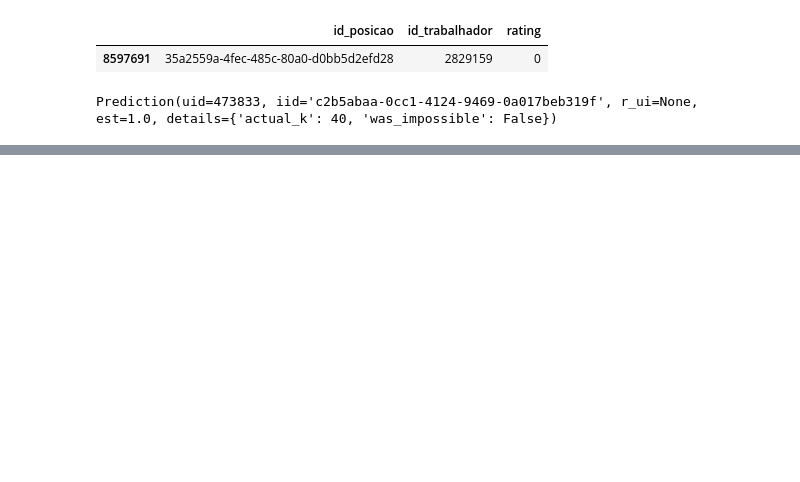
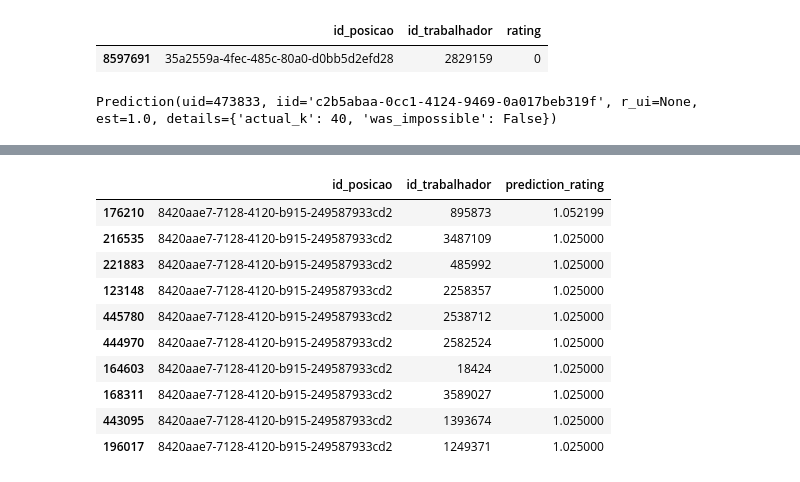
Before and after one commit to equipepontozip/coronathon, a Jupyter notebook: notebooks/surprise-recommendation.ipynb, the cells around one changed output, grey strips where cells are left out. Saved outputs shown, nothing was run; the diff lists cells and outputs as text; code cells hidden in the pictures; blank space fills up the shorter version.

```diff
--- a/notebooks/surprise-recommendation.ipynb
+++ b/notebooks/surprise-recommendation.ipynb
@@ -136,0 +203,14 @@ algo.predict(id_trabalhador, id_posicao).est
+# %%
+df_results[df_results['id_posicao']=='8420aae7-7128-4120-b915-249587933cd2'].sort_values(by=['prediction_rating'], ascending=False).head(10)
+# %% [output]
+|  | id_posicao | id_trabalhador | prediction_rating |
+| 176210 | 8420aae7-7128-4120-b915-249587933cd2 | 895873 | 1.052199 |
+| 216535 | 8420aae7-7128-4120-b915-249587933cd2 | 3487109 | 1.025000 |
+| 221883 | 8420aae7-7128-4120-b915-249587933cd2 | 485992 | 1.025000 |
+| 123148 | 8420aae7-7128-4120-b915-249587933cd2 | 2258357 | 1.025000 |
+| 445780 | 8420aae7-7128-4120-b915-249587933cd2 | 2538712 | 1.025000 |
+| 444970 | 8420aae7-7128-4120-b915-249587933cd2 | 2582524 | 1.025000 |
+| 164603 | 8420aae7-7128-4120-b915-249587933cd2 | 18424 | 1.025000 |
+| 168311 | 8420aae7-7128-4120-b915-249587933cd2 | 3589027 | 1.025000 |
+| 443095 | 8420aae7-7128-4120-b915-249587933cd2 | 1393674 | 1.025000 |
+| 196017 | 8420aae7-7128-4120-b915-249587933cd2 | 1249371 | 1.025000 |
```
Also changed, not shown: parts of 19 cells of this notebook.
